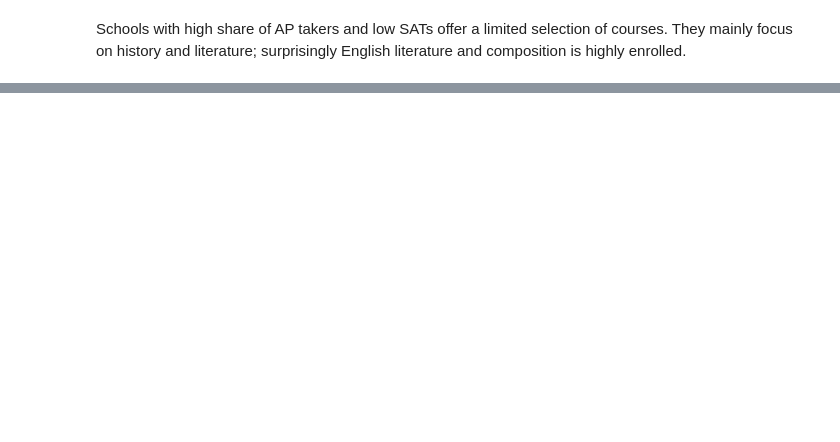
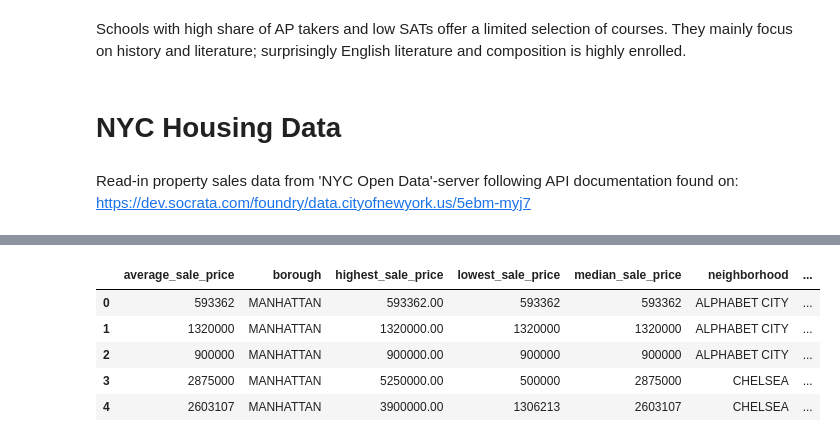
Before and after one commit to aclao89/NYC_Race-SAT, a Jupyter notebook: Schools.ipynb, the cells around one changed output, grey strips where cells are left out. Drawn from its saved outputs; the diff is of its cells as text; code cells hidden in the pictures; blank space fills up the shorter version.

Commit message:
Used Socrate API for Housing Data

```diff
--- a/Schools.ipynb
+++ b/Schools.ipynb
@@ -560,3 +560,15 @@ ax = (subsets_ap_courses*100).iplot(kind="bar",
 [interactive output not drawn]
 # %% [markdown]
 Schools with high share of AP takers and low SATs offer a limited selection of courses. They mainly focus on history and literature; surprisingly English literature and composition is highly enrolled.
+# %% [markdown]
+# NYC Housing Data
+# %% [markdown]
+Read-in property sales data from 'NYC Open Data'-server following API documentation found on: https://dev.socrata.com/foundry/data.cityofnewyork.us/5ebm-myj7
+# %%
+from sodapy import Socrata
+
+housing_data = Socrata("data.cityofnewyork.us", None)
+df = pd.DataFrame.from_records(housing_data.get("5ebm-myj7", limit=6000))
+
+df.head()
+# %% [output]
@@ -562,0 +576,6 @@ Schools with high share of AP takers and low SATs offer a limited selection of c
+|  | average_sale_price | borough | highest_sale_price | lowest_sale_price | median_sale_price | neighborhood | ... |
+| 0 | 593362 | MANHATTAN | 593362.00 | 593362 | 593362 | ALPHABET CITY | ... |
+| 1 | 1320000 | MANHATTAN | 1320000.00 | 1320000 | 1320000 | ALPHABET CITY | ... |
+| 2 | 900000 | MANHATTAN | 900000.00 | 900000 | 900000 | ALPHABET CITY | ... |
+| 3 | 2875000 | MANHATTAN | 5250000.00 | 500000 | 2875000 | CHELSEA | ... |
+| 4 | 2603107 | MANHATTAN | 3900000.00 | 1306213 | 2603107 | CHELSEA | ... |
```
Also changed, not shown: parts of 6 cells of this notebook, 1 other file.
